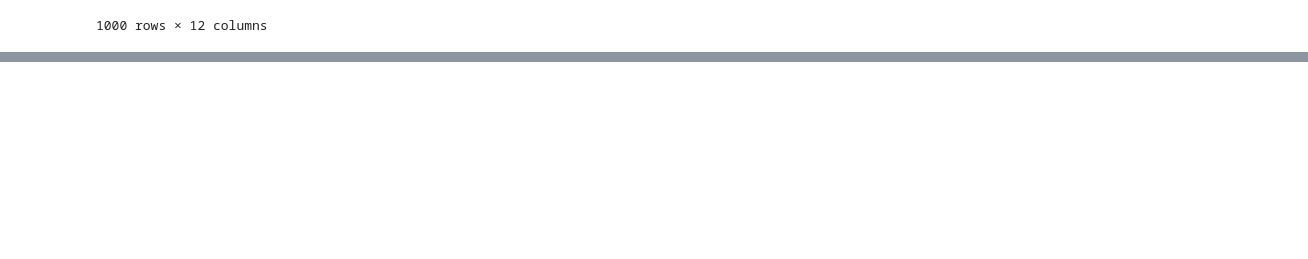
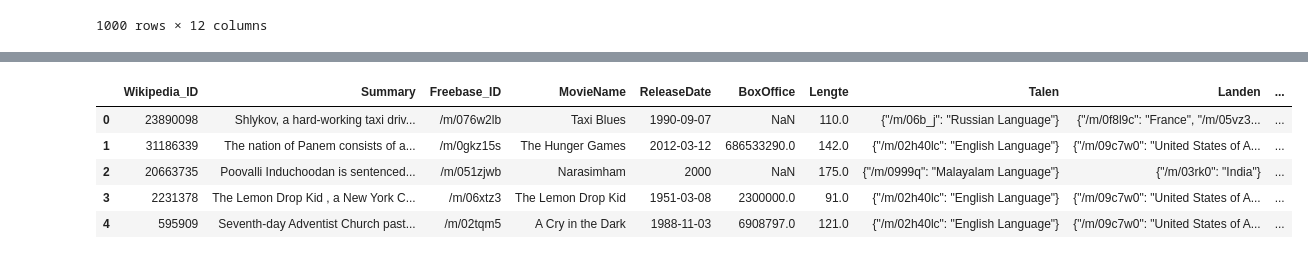
Before and after one commit to BJHeemskerk/Data3, a Jupyter notebook: CineClassify.ipynb, the cells around one changed output, grey strips where cells are left out. Drawn from its saved outputs; the diff is of its cells as text; code cells hidden in the pictures; blank space fills up the shorter version.

Commit message:
OpenData loaded in

```diff
--- a/CineClassify.ipynb
+++ b/CineClassify.ipynb
@@ -279,0 +309,41 @@ films.to_csv('IMDb_data.csv')
+# %%
+def corpus_load():
+    """
+    Deze functie laad de nodige corpus data in.
+
+    Returns:
+    ----------
+    df : pandas.DataFrame
+        Dit dataframe bevat alle data die is ingeladen.
+        De kolommen bestaan uit ID nummers, Naam,
+        release date, omzet, lengte, talen, landen,
+        genres en omschrijvingen.
+    """
+
+    # Inladen databronnen
+    film_meta = pd.read_csv('movie.metadata.tsv', header=None, sep='\t')
+    plot_sum = pd.read_csv('plot_summaries.txt', header=None, sep='\t')
+
+    # Aanmaken kolomnamen
+    film_meta.columns = ['Wikipedia_ID', 'Freebase_ID', 'MovieName', 'ReleaseDate',
+                        'BoxOffice', 'Lengte', 'Talen', 'Landen', 'Genres']
+    plot_sum.columns = ['Wikipedia_ID', 'Summary']
+
+
+    # Samenvoegen van de data
+    df = plot_sum.merge(film_meta,
+                            how='left',
+                            left_on='Wikipedia_ID',
+                            right_on='Wikipedia_ID')
+
+    return df
+# %%
+corpus = corpus_load()
+corpus.head()
+# %% [output]
+|  | Wikipedia_ID | Summary | Freebase_ID | MovieName | ReleaseDate | BoxOffice | Lengte | Talen | Landen | ... |
+| 0 | 23890098 | Shlykov, a hard-working taxi driv... | /m/076w2lb | Taxi Blues | 1990-09-07 | NaN | 110.0 | {"/m/06b_j": "Russian Language"} | {"/m/0f8l9c": "France", "/m/05vz3... | ... |
+| 1 | 31186339 | The nation of Panem consists of a... | /m/0gkz15s | The Hunger Games | 2012-03-12 | 686533290.0 | 142.0 | {"/m/02h40lc": "English Language"} | {"/m/09c7w0": "United States of A... | ... |
+| 2 | 20663735 | Poovalli Induchoodan is sentenced... | /m/051zjwb | Narasimham | 2000 | NaN | 175.0 | {"/m/0999q": "Malayalam Language"} | {"/m/03rk0": "India"} | ... |
+| 3 | 2231378 | The Lemon Drop Kid , a New York C... | /m/06xtz3 | The Lemon Drop Kid | 1951-03-08 | 2300000.0 | 91.0 | {"/m/02h40lc": "English Language"} | {"/m/09c7w0": "United States of A... | ... |
+| 4 | 595909 | Seventh-day Adventist Church past... | /m/02tqm5 | A Cry in the Dark | 1988-11-03 | 6908797.0 | 121.0 | {"/m/02h40lc": "English Language"} | {"/m/09c7w0": "United States of A... | ... |
```
Also changed, not shown: parts of 5 cells of this notebook, 2 other files.
